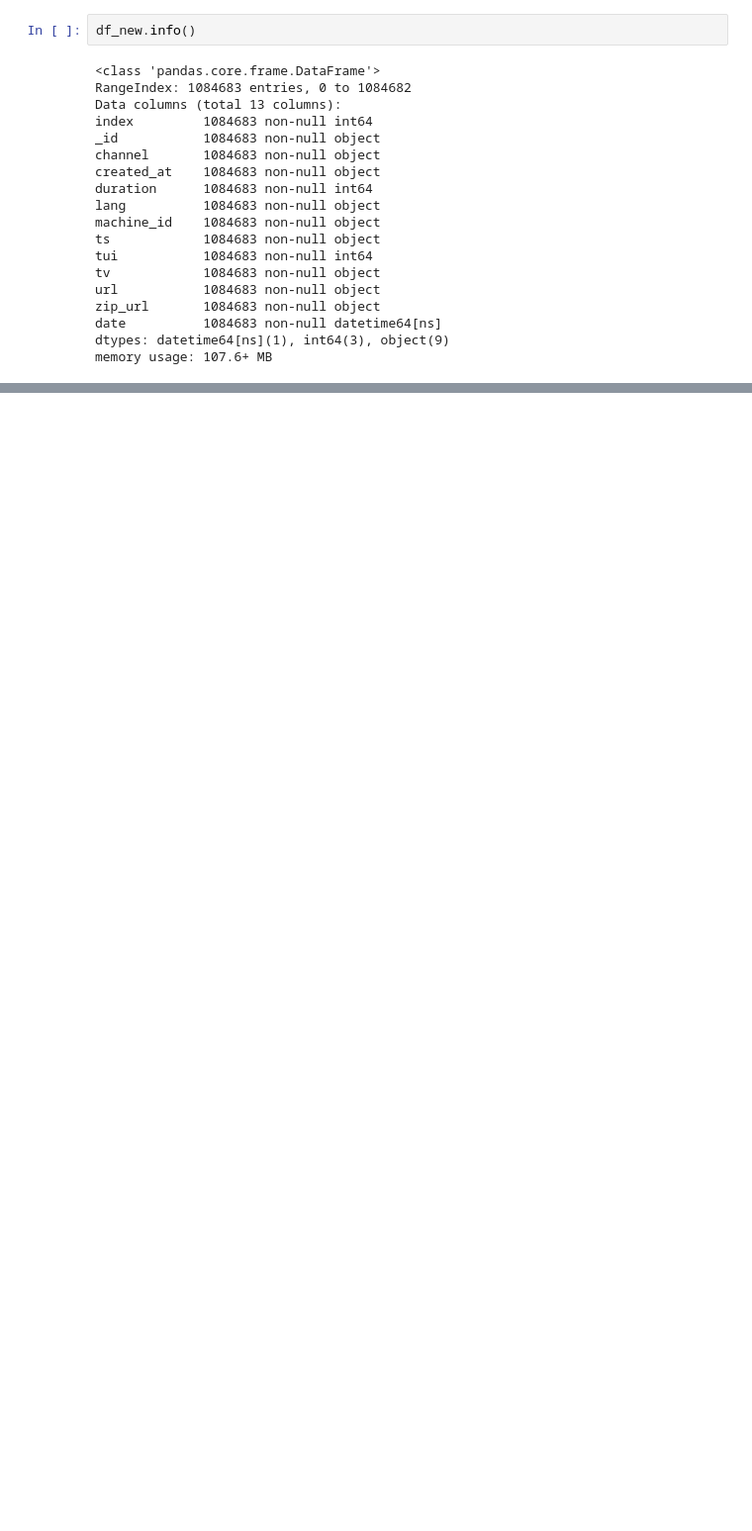
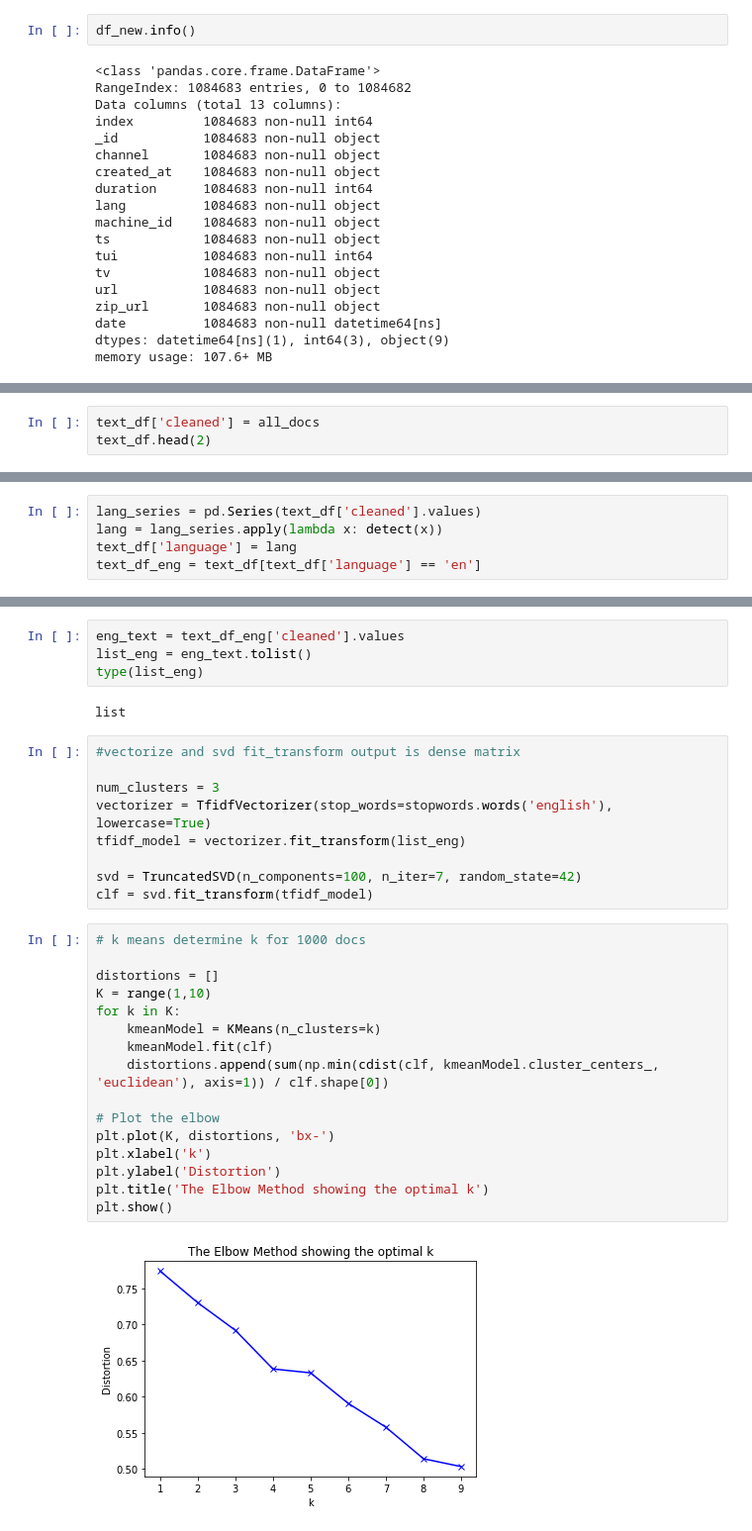
Before and after one commit to albertolovell/closed_caption_classifier, a Jupyter notebook: caption_notebook.ipynb, the cells around one changed output, grey strips where cells are left out. Shown at 99% size. Cells and saved outputs as stored; diff of their text form; blank space fills up the shorter version.

```diff
--- a/caption_notebook.ipynb
+++ b/caption_notebook.ipynb
@@ -357,0 +564,3 @@ with gzip.open('file.txt.gz', 'rb') as f_in:
+# %%
+text_df['cleaned'] = all_docs
+text_df.head(2)
@@ -357,0 +571,5 @@ with gzip.open('file.txt.gz', 'rb') as f_in:
+# %%
+lang_series = pd.Series(text_df['cleaned'].values)
+lang = lang_series.apply(lambda x: detect(x))
+text_df['language'] = lang
+text_df_eng = text_df[text_df['language'] == 'en']
@@ -357,0 +585,33 @@ with gzip.open('file.txt.gz', 'rb') as f_in:
+# %%
+eng_text = text_df_eng['cleaned'].values
+list_eng = eng_text.tolist()
+type(list_eng)
+# %% [output]
+list
+# %%
+#vectorize and svd fit_transform output is dense matrix
+
+num_clusters = 3
+vectorizer = TfidfVectorizer(stop_words=stopwords.words('english'), lowercase=True)
+tfidf_model = vectorizer.fit_transform(list_eng)
+
+svd = TruncatedSVD(n_components=100, n_iter=7, random_state=42)
+clf = svd.fit_transform(tfidf_model)
+# %%
+# k means determine k for 1000 docs
+
+distortions = []
+K = range(1,10)
+for k in K:
+    kmeanModel = KMeans(n_clusters=k)
+    kmeanModel.fit(clf)
+    distortions.append(sum(np.min(cdist(clf, kmeanModel.cluster_centers_, 'euclidean'), axis=1)) / clf.shape[0])
+
+# Plot the elbow
+plt.plot(K, distortions, 'bx-')
+plt.xlabel('k')
+plt.ylabel('Distortion')
+plt.title('The Elbow Method showing the optimal k')
+plt.show()
+# %% [output]
+[figure, added]
```
Also changed, not shown: parts of 118 cells of this notebook, 4 other files.
